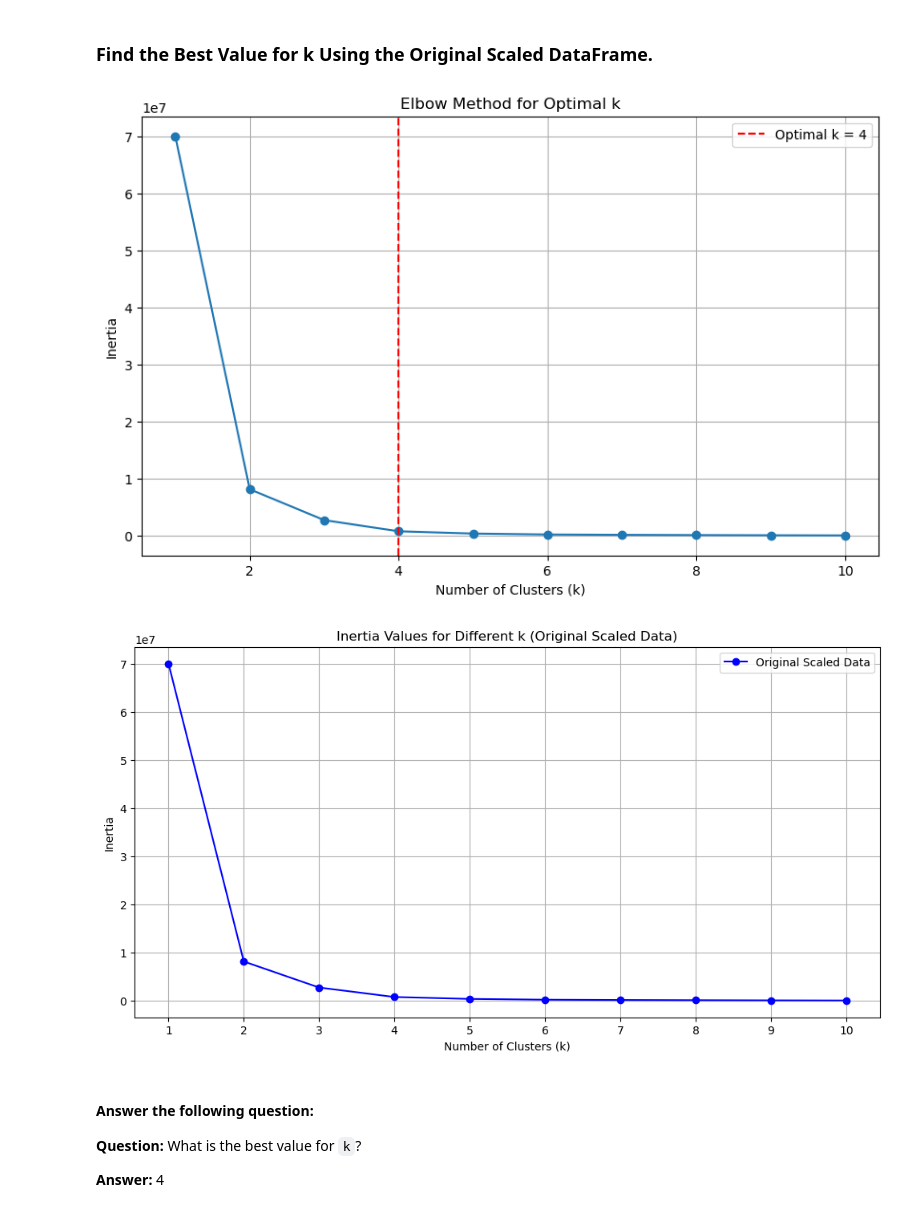
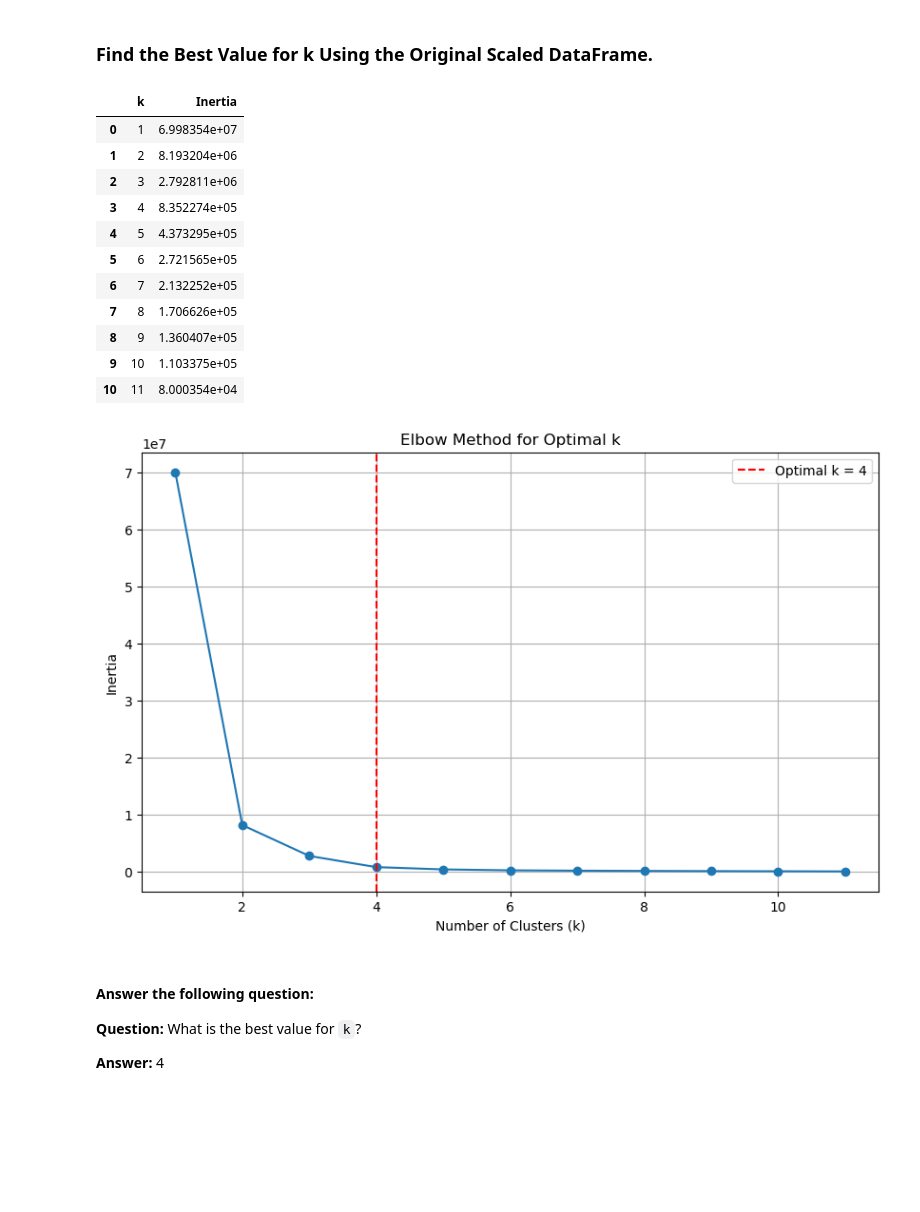
Before and after one commit to Doobles1989/CryptoClustering, a Jupyter notebook: Crypto_Clustering.ipynb, the cells around one changed output. Cells and saved outputs as stored; diff of their text form; code cells hidden in the pictures; blank space fills up the shorter version.

```diff
--- a/Crypto_Clustering.ipynb
+++ b/Crypto_Clustering.ipynb
@@ -74,7 +79,7 @@ scaled_df.set_index('coin_id', inplace=True)
 # Use a range from 1 to 11
 # Create an empty list to store the inertia values
 inertia_values = []
-k_values = list(range(1, 11))
+k_values = list(range(1, 12))
 # Create a for loop to compute the inertia with each possible value of k
 # Inside the loop:
 # 1. Create a KMeans model using the loop counter for the n_clusters
@@ -90,32 +95,38 @@ elbow_data = pd.DataFrame({'k': k_values, 'Inertia': inertia_values})
 
 
 # Create a DataFrame with the data to plot the Elbow curve
+elbow_df = pd.DataFrame(elbow_data)
+
+
 # Display the DataFrame
-plt.figure(figsize=(10, 6))
-plt.plot(elbow_data['k'], elbow_data['Inertia'], marker='o')
-plt.xlabel('Number of Clusters (k)')
-plt.ylabel('Inertia')
-plt.title('Elbow Method for Optimal k')
-plt.axvline(x=4, color='r', linestyle='--', label='Optimal k = 4')  # Adjust the line as needed
-plt.legend()
-plt.grid()
-plt.show()
+(elbow_df)
 # %% [output]
-[figure, removed]
+|  | k | Inertia |
+| 0 | 1 | 6.998354e+07 |
+| 1 | 2 | 8.193204e+06 |
+| 2 | 3 | 2.792811e+06 |
+| 3 | 4 | 8.352274e+05 |
+| 4 | 5 | 4.373295e+05 |
+| 5 | 6 | 2.721565e+05 |
+| 6 | 7 | 2.132252e+05 |
+| 7 | 8 | 1.706626e+05 |
+| 8 | 9 | 1.360407e+05 |
+| 9 | 10 | 1.103375e+05 |
+| 10 | 11 | 8.000354e+04 |
 # %%
 # Plot a line chart with all the inertia values computed with
 # the different values of k to visually identify the optimal value for k.
-plt.figure(figsize=(12, 6))
-plt.plot(k_values, inertia_values, marker='o', label='Original Scaled Data', color='blue')
+plt.figure(figsize=(10, 6))
+plt.plot(elbow_data['k'], elbow_data['Inertia'], marker='o')
 plt.xlabel('Number of Clusters (k)')
 plt.ylabel('Inertia')
-plt.title('Inertia Values for Different k (Original Scaled Data)')
-plt.xticks(k_values)
+plt.title('Elbow Method for Optimal k')
+plt.axvline(x=4, color='r', linestyle='--', label='Optimal k = 4')  # Adjust t
+plt.legend()
 plt.grid()
-plt.legend()
 plt.show()
 # %% [output]
-[figure, old version]
+[figure, new version]
 # %% [markdown]
 #### Answer the following question:
 **Question:** What is the best value for `k`?
```
Also changed, not shown: parts of 16 cells of this notebook.
